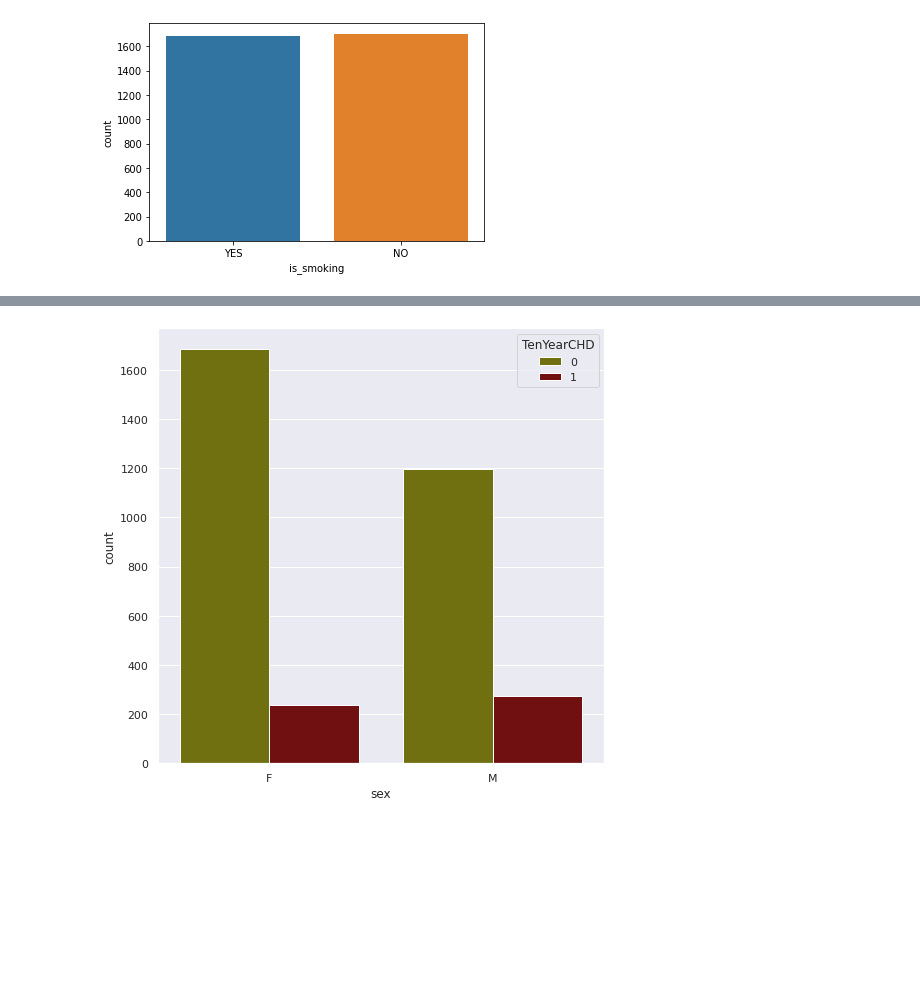
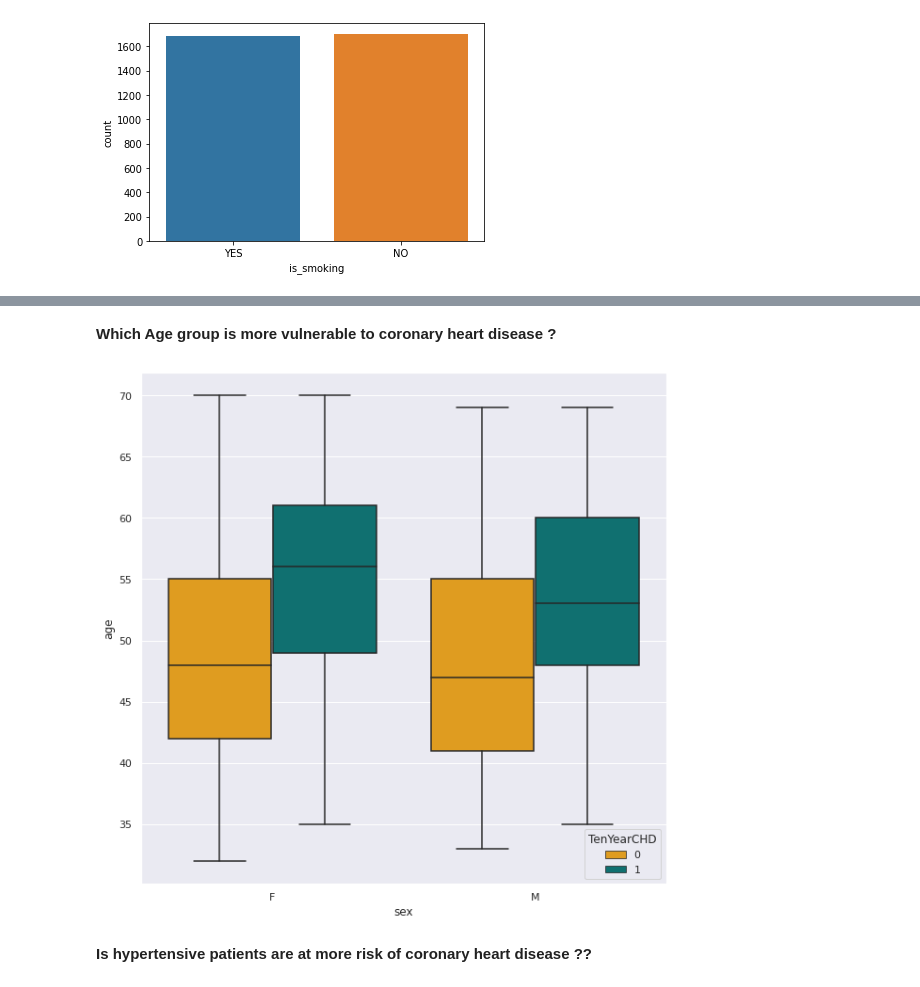
Before and after one commit to ameenattar92/Cardiovascular-Risk-Prediction, a Jupyter notebook: Hrithik_Cardiovascular_Risk_Prediction_Capstone_Project.ipynb, the cells around one changed output, grey strips where cells are left out. Drawn from its saved outputs; the diff is of its cells as text; code cells hidden in the pictures; blank space fills up the shorter version.

```diff
--- a/Hrithik_Cardiovascular_Risk_Prediction_Capstone_Project.ipynb
+++ b/Hrithik_Cardiovascular_Risk_Prediction_Capstone_Project.ipynb
@@ -253 +250,11 @@ filling_NaN = cvs_df.fillna(cvs_df.mean(axis=0))
+# %%
+# Filling up the numerical NaN values using mode
+
+cvs_df['education'].fillna(cvs_df['education'].mode()[0], inplace=True)
+cvs_df['cigsPerDay'].fillna(cvs_df['cigsPerDay'].mode()[0], inplace=True)
+cvs_df['BPMeds'].fillna(cvs_df['BPMeds'].mode()[0], inplace=True)
+cvs_df['Total_Cholestrol'].fillna(cvs_df['Total_Cholestrol'].mode()[0], inplace=True)
+cvs_df['glucose'].fillna(cvs_df['glucose'].mode()[0], inplace=True)
+cvs_df['BMI'].fillna(cvs_df['BMI'].mode()[0], inplace=True)
+cvs_df['heartRate'].fillna(cvs_df['heartRate'].mode()[0], inplace=True)
 # %%
@@ -259,8 +266,6 @@ sns.heatmap(filled_NaN)
 # %% [output]
 <matplotlib.axes._subplots.AxesSubplot at 0x...>
 [figure]
-# %%
-cvs_df.fillna(cvs_df.mean(axis=0), inplace=True)
 # %%
 cvs_df.isnull().sum()
 # %% [output]
@@ -404,0 +446,5 @@ from sklearn.preprocessing import StandardScaler
+# %%
+
+my_palette = {0 : 'orange' , 1 : 'teal'}
+plt.figure(figsize = (10,10))
+sns.countplot(x = cvs_df['BPMeds'], hue = cvs_df['TenYearCHD'], palette = my_palette);plt.show()
@@ -405,6 +453,10 @@ from sklearn.preprocessing import StandardScaler
+# %% [markdown]
+**Which Age group is more vulnerable to coronary heart disease ?**
 # %%
-plt.figure(figsize = (8,8))
-sns.countplot(x = cvs_df['sex'], hue = cvs_df['TenYearCHD'], palette = my_palette); plt.show()
+plt.figure(figsize = (10,10))
+sns.boxplot(x = cvs_df['sex'], y = cvs_df['age'], hue = cvs_df['TenYearCHD'], palette = my_palette); plt.show()
 # %% [output]
-[figure, old version]
+[figure, new version]
+# %% [markdown]
+**Is hypertensive patients are at more risk of coronary heart disease ??**
 # %%
```
Also changed, not shown: parts of 29 cells of this notebook.
